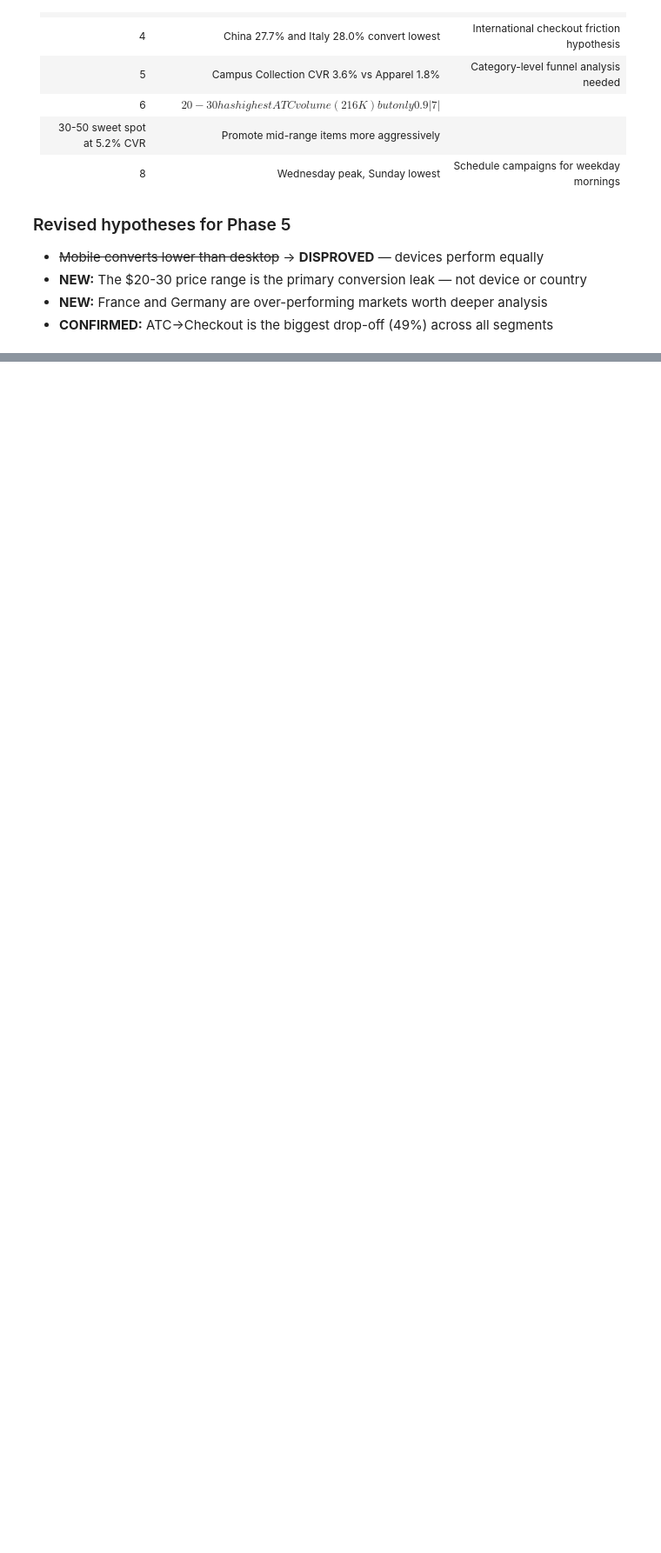
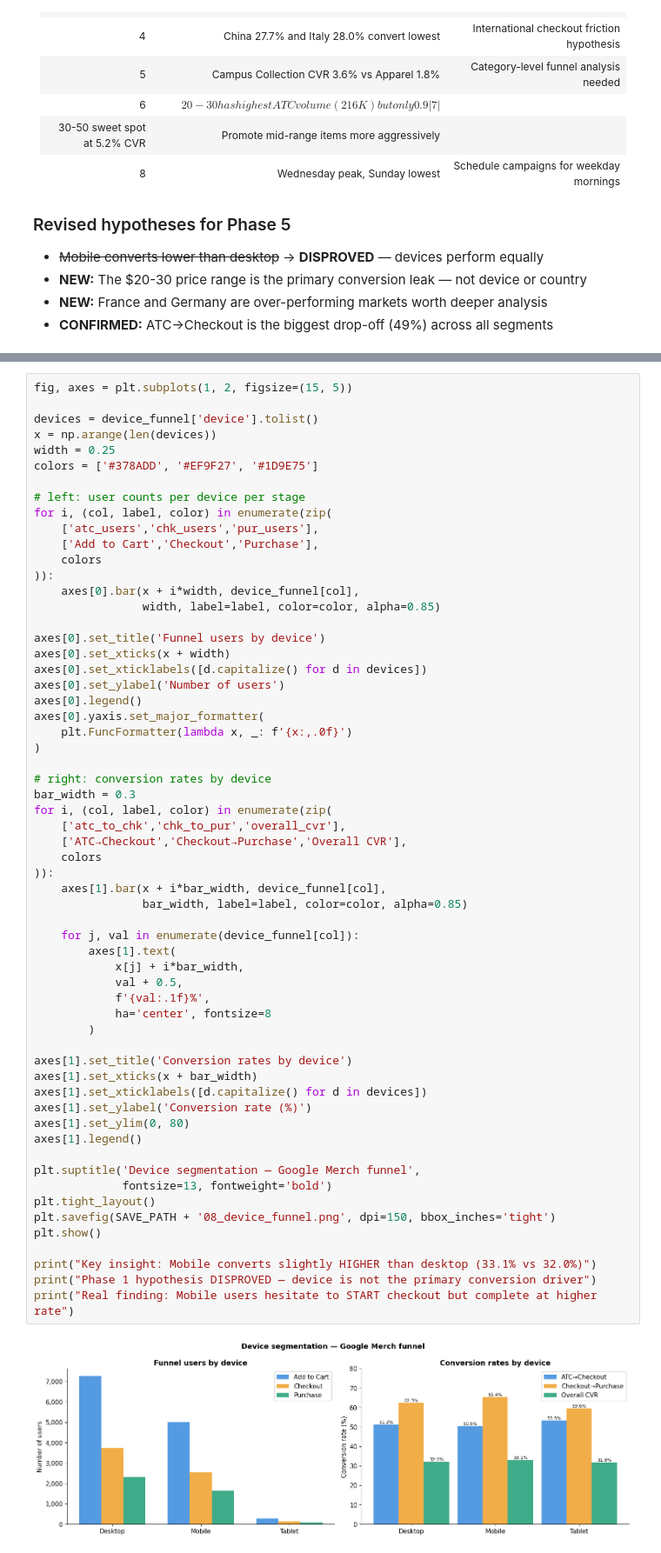
Before and after one commit to NPK05/funnel-analysis-project, a Jupyter notebook: notebooks/01_google_merch.ipynb, the cells around one changed output, grey strips where cells are left out. Shown at 87% size. Saved outputs shown, nothing was run; the diff lists cells and outputs as text; blank space fills up the shorter version.

```diff
--- a/notebooks/01_google_merch.ipynb
+++ b/notebooks/01_google_merch.ipynb
@@ -1688,0 +1882,62 @@ So what: Price point affects purchase likelihood — informs discount strategy
+# %%
+fig, axes = plt.subplots(1, 2, figsize=(15, 5))
+
+devices = device_funnel['device'].tolist()
+x = np.arange(len(devices))
+width = 0.25
+colors = ['#378ADD', '#EF9F27', '#1D9E75']
+
+# left: user counts per device per stage
+for i, (col, label, color) in enumerate(zip(
+    ['atc_users','chk_users','pur_users'],
+    ['Add to Cart','Checkout','Purchase'],
+    colors
+)):
+    axes[0].bar(x + i*width, device_funnel[col],
+                width, label=label, color=color, alpha=0.85)
+
+axes[0].set_title('Funnel users by device')
+axes[0].set_xticks(x + width)
+axes[0].set_xticklabels([d.capitalize() for d in devices])
+axes[0].set_ylabel('Number of users')
+axes[0].legend()
+axes[0].yaxis.set_major_formatter(
+    plt.FuncFormatter(lambda x, _: f'{x:,.0f}')
+)
+
+# right: conversion rates by device
+bar_width = 0.3
+for i, (col, label, color) in enumerate(zip(
+    ['atc_to_chk','chk_to_pur','overall_cvr'],
+    ['ATC→Checkout','Checkout→Purchase','Overall CVR'],
+    colors
+)):
+    axes[1].bar(x + i*bar_width, device_funnel[col],
+                bar_width, label=label, color=color, alpha=0.85)
+
+    for j, val in enumerate(device_funnel[col]):
+        axes[1].text(
+            x[j] + i*bar_width,
+            val + 0.5,
+            f'{val:.1f}%',
+            ha='center', fontsize=8
+        )
+
+axes[1].set_title('Conversion rates by device')
+axes[1].set_xticks(x + bar_width)
+axes[1].set_xticklabels([d.capitalize() for d in devices])
+axes[1].set_ylabel('Conversion rate (%)')
+axes[1].set_ylim(0, 80)
+axes[1].legend()
+
+plt.suptitle('Device segmentation — Google Merch funnel',
+             fontsize=13, fontweight='bold')
+plt.tight_layout()
+plt.savefig(SAVE_PATH + '08_device_funnel.png', dpi=150, bbox_inches='tight')
+plt.show()
+
+print("Key insight: Mobile converts slightly HIGHER than desktop (33.1% vs 32.0%)")
+print("Phase 1 hypothesis DISPROVED — device is not the primary conversion driver")
+print("Real finding: Mobile users hesitate to START checkout but complete at higher rate")
+# %% [output]
+[figure, added]
```
Also changed, not shown: parts of 13 cells of this notebook, 4 other files.
